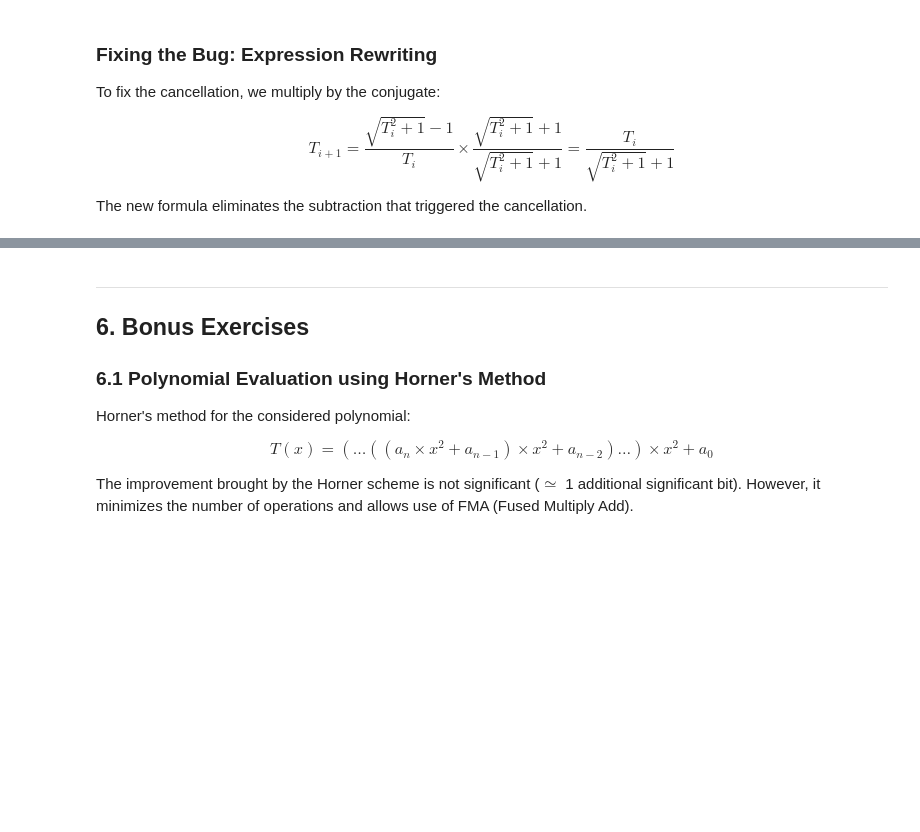
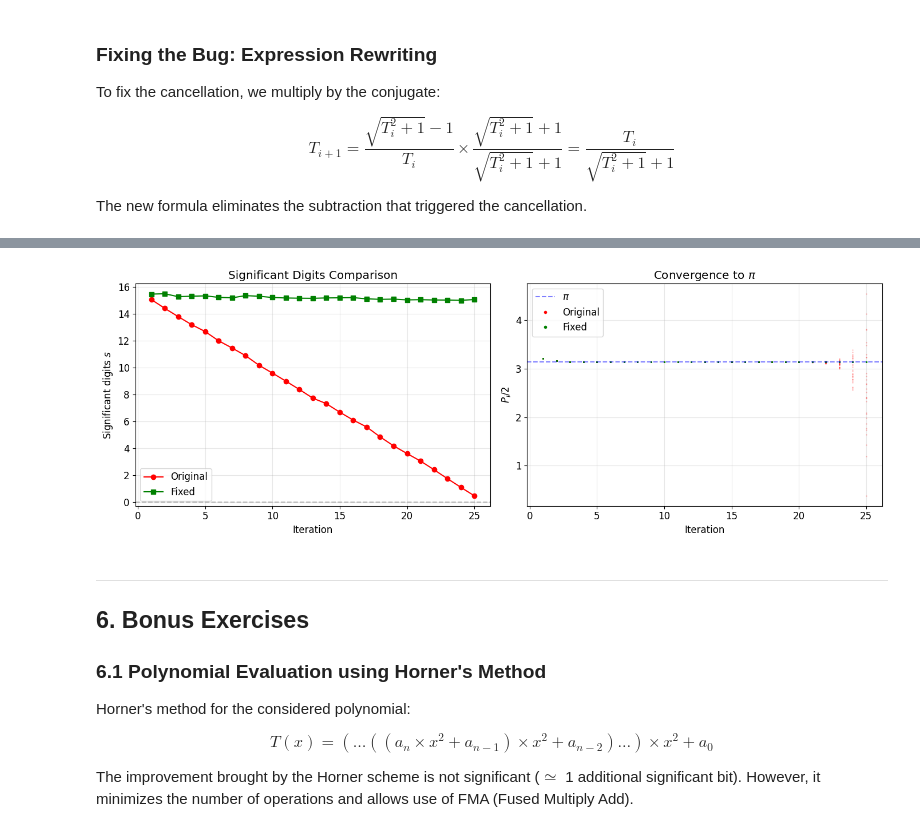
Before and after one commit to yohanchatelain/verificarlo_tutorial, a Jupyter notebook: tutorial.ipynb, the cells around one changed output, grey strips where cells are left out. Cells and saved outputs as stored; diff of their text form; code cells hidden in the pictures; blank space fills up the shorter version.

```diff
--- a/tutorial.ipynb
+++ b/tutorial.ipynb
@@ -650,22 +764,31 @@ OUTDIR=$1
 # %%
 %%writefile /tmp/vfc_tutorial/ddCmp
 #!/usr/bin/env python3
+from fractions import Fraction
+import math
 import sys
-import numpy as np
 
-MAX_DEVIATION = 1e-6
-REFDIR = sys.argv[1]
-CURDIR = sys.argv[2]
+MAX_DEVIATION=1e-6
+REFDIR=sys.argv[1]
+CURDIR=sys.argv[2]
 
 def read_output(DIR):
-    with open(f"{DIR}/res.dat") as f:
-        return float(f.read())
+    with open("{}/res.dat".format(DIR)) as f:
+        return Fraction(f.read())
 
+# Read reference and current outputs
 ref = read_output(REFDIR)
 cur = read_output(CURDIR)
-deviation = np.std([ref, cur]) / np.abs(np.mean([ref, cur]))
 
-with open(f"{CURDIR}/res.stat", 'w') as f:
-    f.write(f"reference = {ref} current = {cur} deviation = {deviation}\n")
+# Compute the deviation
+mean = abs(float((ref + cur)/2))
+std = math.sqrt(float((ref - mean)**2 + (ref - cur)**2))
+deviation = std/mean # dev = sigma / | mu |
 
+# Write log to CURDIR/res.stat
+with open("{}/res.stat".format(CURDIR), 'w') as f:
+    f.write("reference = {} current = {} deviation = {}\n".format(
+        ref, cur, deviation))
+
+# Fail if the deviation is higher than 1e-6
 sys.exit(0 if deviation < MAX_DEVIATION else 1)
@@ -763,6 +920,7 @@ echo "Reference: pi = 3.141592653589793e+00"
 # Compare original vs fixed with MCA
 env = os.environ.copy()
 env['VFC_BACKENDS'] = 'libinterflop_mca.so --precision-binary64=53 --mode mca'
+env['VFC_BACKENDS_LOGGER'] = 'False'
 
 def run_archimedes_mca(binary, env, n_samples=30):
     all_results = []
@@ -795,33 +953,35 @@ def compute_sigdigits(results):
     return s
 
 iterations = np.arange(1, results_orig.shape[1] + 1)
 
 fig, axes = plt.subplots(1, 2, figsize=(14, 5))
 
 axes[0].plot(iterations, compute_sigdigits(results_orig), 'o-', color='red', label='Original')
 axes[0].plot(iterations, compute_sigdigits(results_fixed), 's-', color='green', label='Fixed')
 axes[0].set_xlabel('Iteration')
 axes[0].set_ylabel('Significant digits $s$')
 axes[0].set_title('Significant Digits Comparison')
 axes[0].axhline(y=0, color='gray', linestyle='--', alpha=0.5)
 axes[0].legend()
 axes[0].grid(True, alpha=0.3)
 
 for sample in results_orig:
     axes[1].plot(iterations, sample, 'r.', alpha=0.15, markersize=2)
 for sample in results_fixed:
     axes[1].plot(iterations, sample, 'g.', alpha=0.15, markersize=2)
 axes[1].axhline(y=math.pi, color='blue', linestyle='--', alpha=0.5, label='$\\pi$')
 axes[1].plot([], [], 'r.', label='Original')  # legend entries
 axes[1].plot([], [], 'g.', label='Fixed')
 axes[1].set_xlabel('Iteration')
 axes[1].set_ylabel('$P_i / 2$')
 axes[1].set_title('Convergence to $\\pi$')
 axes[1].legend()
 axes[1].grid(True, alpha=0.3)
 
 plt.tight_layout()
 plt.show()
+# %% [output]
+[figure, added]
 # %% [markdown]
 ---
 
```
Also changed, not shown: parts of 24 cells of this notebook.
